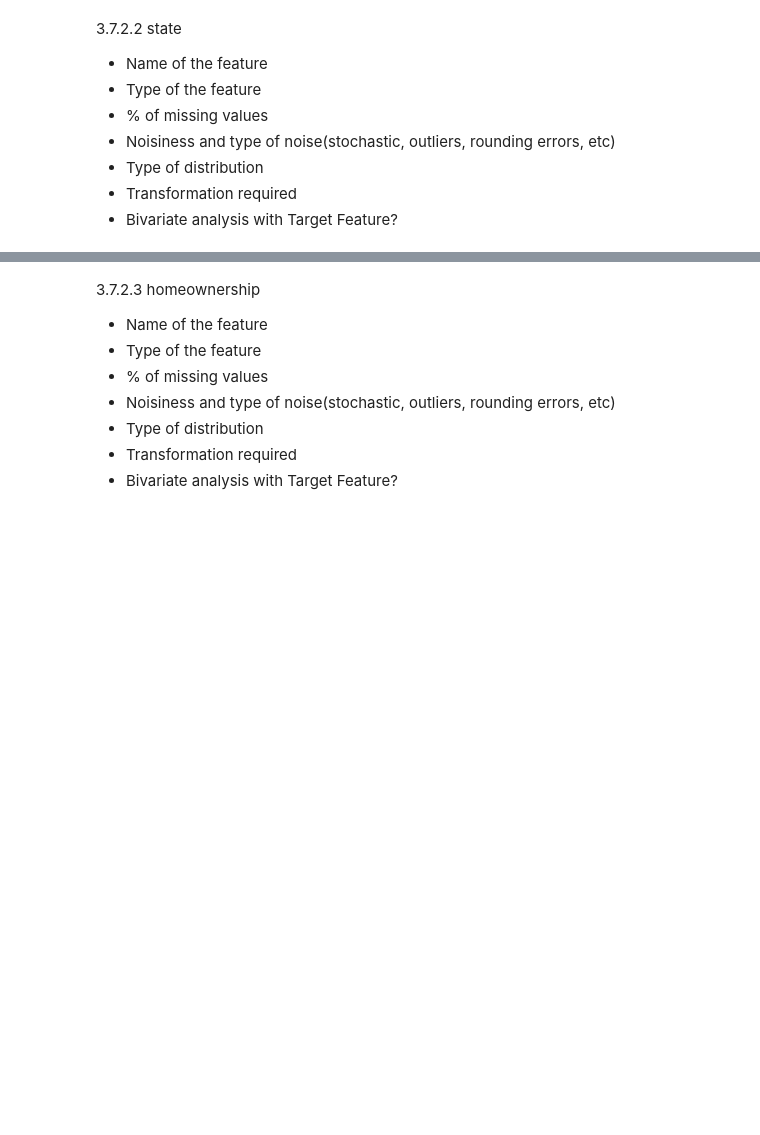
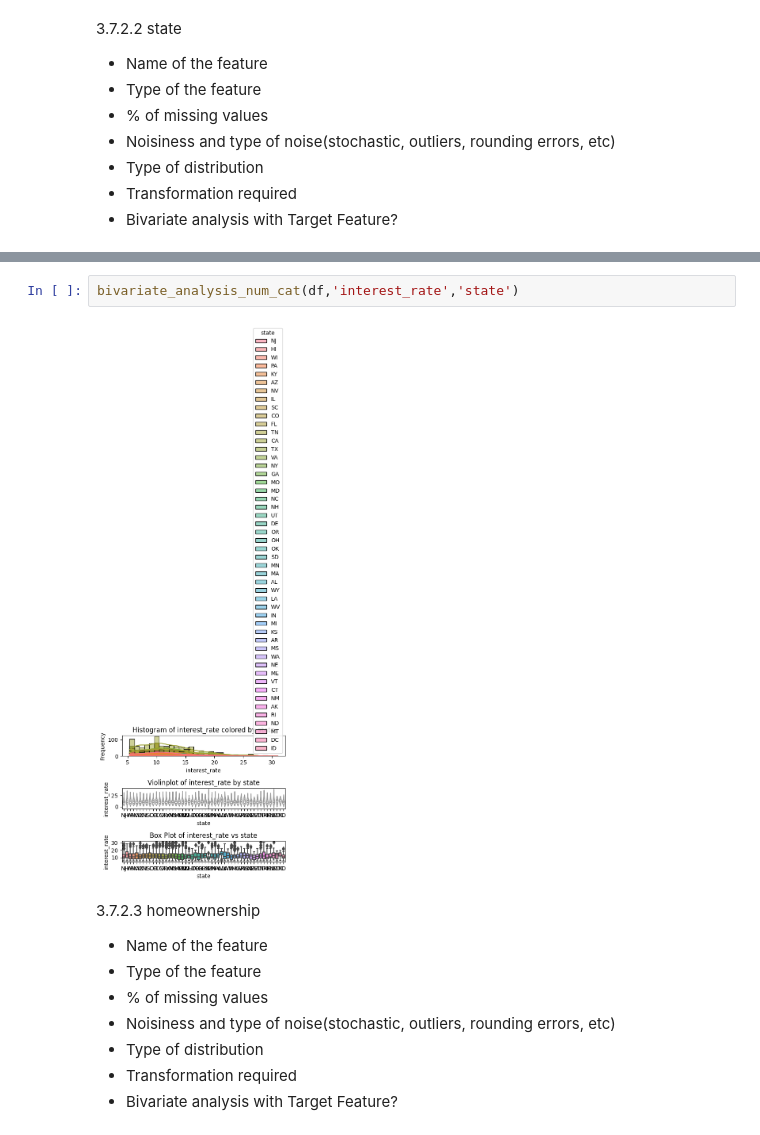
Before and after one commit to RohitDas92/Loan_Interest_Rate_Prediction, a Jupyter notebook: Code/1_EDA.ipynb, the cells around one changed output, grey strips where cells are left out. Drawn from its saved outputs; the diff is of its cells as text; blank space fills up the shorter version.

```diff
--- a/Code/1_EDA.ipynb
+++ b/Code/1_EDA.ipynb
@@ -792,3 +941,7 @@ feature_eda_insights['emp_length'] = 'Null values were found to be 7%, There are
+# %%
+bivariate_analysis_num_cat(df,'interest_rate','state')
+# %% [output]
+[figure, added]
 # %% [markdown]
 3.7.2.3 homeownership
 
```
Also changed, not shown: parts of 11 cells of this notebook, 2 other files.
